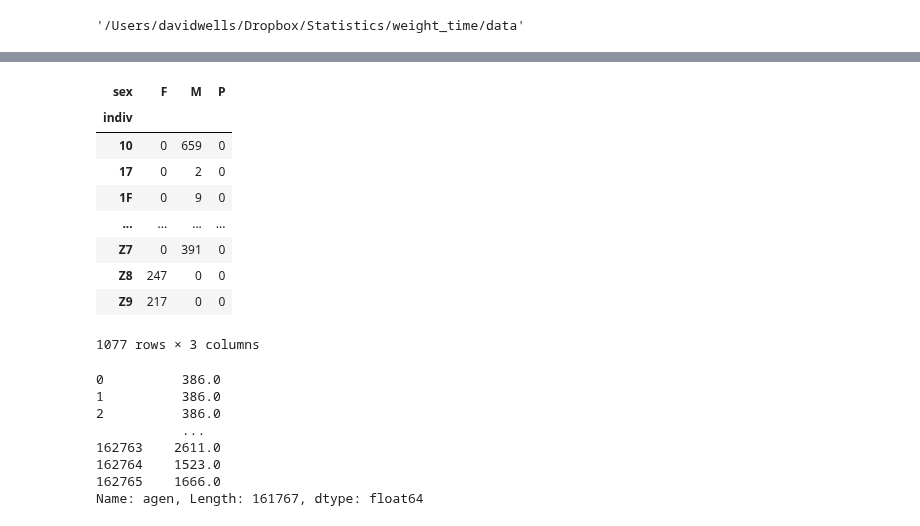
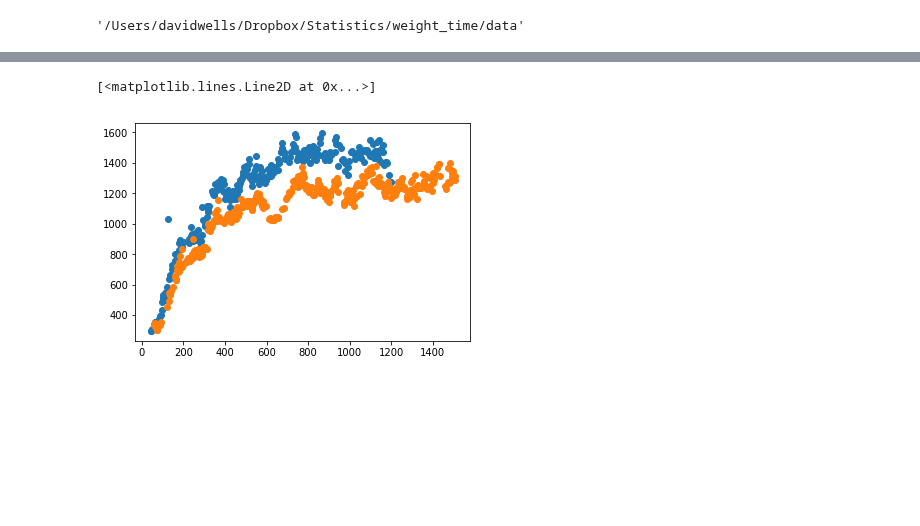
Before and after one commit to DAWells/DAWells.github.io, a Jupyter notebook: analyses/weight_time/Gaussian_process/gaussian_process.ipynb, the cells around one changed output, grey strips where cells are left out. Saved outputs shown, nothing was run; the diff lists cells and outputs as text; code cells hidden in the pictures; blank space fills up the shorter version.

```diff
--- a/analyses/weight_time/Gaussian_process/gaussian_process.ipynb
+++ b/analyses/weight_time/Gaussian_process/gaussian_process.ipynb
@@ -78,24 +81,6 @@ data.plot.scatter(x='agen',y="weight")
-# %%
-pd.crosstab(data.indiv,data.sex)
-# %% [output]
-| sex | F | M | P |
-| indiv |  |  |  |
-| 10 | 0 | 659 | 0 |
-| 17 | 0 | 2 | 0 |
-| 1F | 0 | 9 | 0 |
-| ... | ... | ... | ... |
-| Z7 | 0 | 391 | 0 |
-| Z8 | 247 | 0 | 0 |
-| Z9 | 217 | 0 | 0 |
-1077 rows × 3 columns
-# %%
-data.agen
-# %% [output]
-0          386.0
-1          386.0
-2          386.0
-           ...
-162763    2611.0
-162764    1523.0
-162765    1666.0
-Name: agen, Length: 161767, dtype: float64
+# %%
+plt.plot("agen", "weight", "o", data=dsr[(dsr.indiv=="FM142") & (dsr.weight<1900)])
+plt.plot("agen", "weight", "o", data=dsr[(dsr.indiv=="FM105") & (dsr.weight<1900)])
+# %% [output]
+[<matplotlib.lines.Line2D at 0x...>]
+[figure, added]
```
Also changed, not shown: parts of 5 cells of this notebook, 3 other files.
